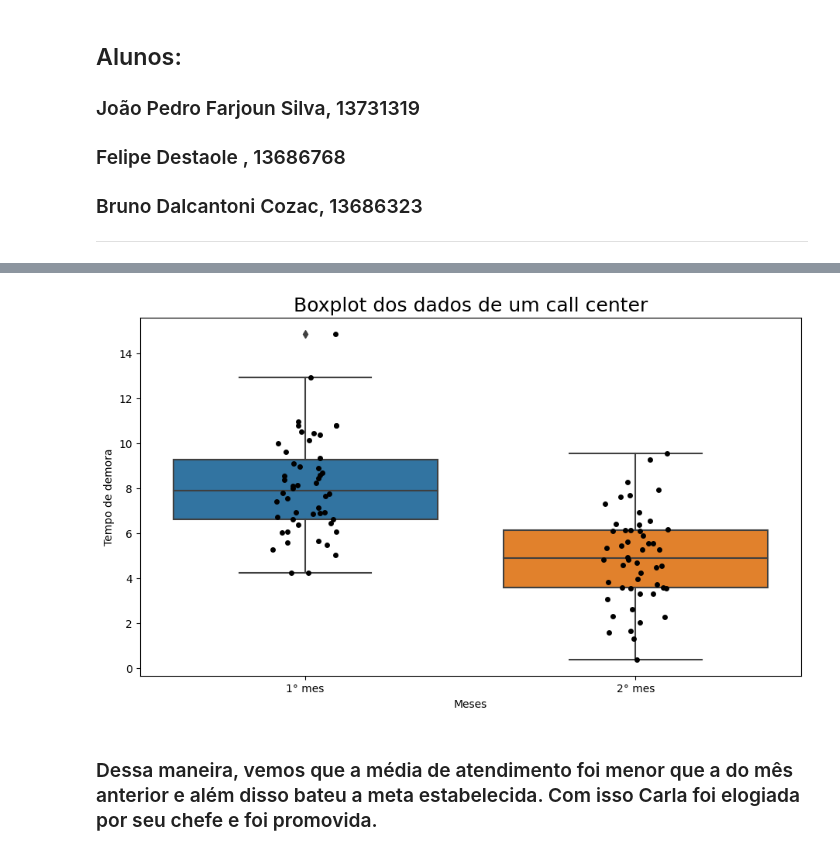
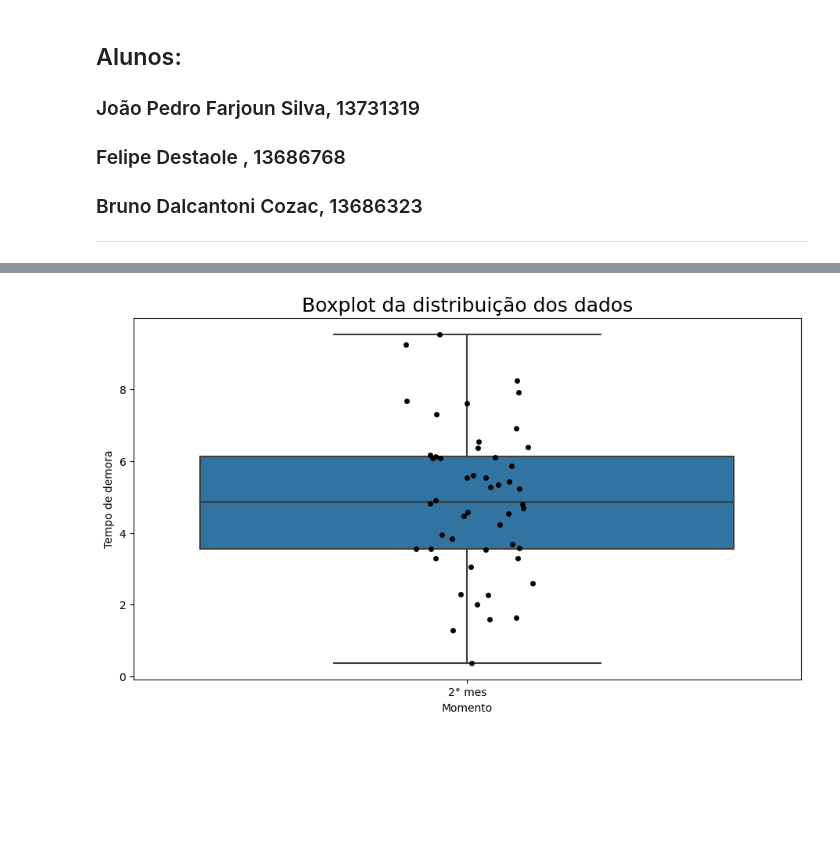
Before and after one commit to fdestaole/trabalhoinferencia, a Jupyter notebook: Código/Trabalho.ipynb, the cells around one changed output, grey strips where cells are left out. Drawn from its saved outputs; the diff is of its cells as text; code cells hidden in the pictures; blank space fills up the shorter version.

```diff
--- a/Código/Trabalho.ipynb
+++ b/Código/Trabalho.ipynb
@@ -122,17 +95,15 @@ sns.displot(data=dados_empilhados, x='Tempo de demora', hue='Momento', kind='kde
 # %%
 plt.figure(figsize =(11, 6))
 
-ax = sns.boxplot(data=dados_empilhados,x='Momento',y='Tempo de demora')
+ax = sns.boxplot(data=df2,x='Momento',y='Tempo de demora')
 
-ax = sns.stripplot(data=dados_empilhados,x='Momento',y='Tempo de demora',color='black')
+ax = sns.stripplot(data=df2,x='Momento',y='Tempo de demora',color='black')
 
 # Adicionando Título ao gráfico
-plt.title("Boxplot dos dados de um call center", loc="center", fontsize=18)
-plt.xlabel("Meses")
+plt.title("Boxplot da distribuição dos dados", loc="center", fontsize=18)
+plt.xlabel("Momento")
 plt.ylabel("Tempo de demora")
 
 plt.show()
 # %% [output]
-[figure, old version]
+[figure, new version]
-# %% [markdown]
-### Dessa maneira, vemos que a média de atendimento foi menor que a do mês anterior e além disso bateu a meta estabelecida. Com isso Carla foi elogiada por seu chefe e foi promovida.
```
Also changed, not shown: parts of 12 cells of this notebook.
